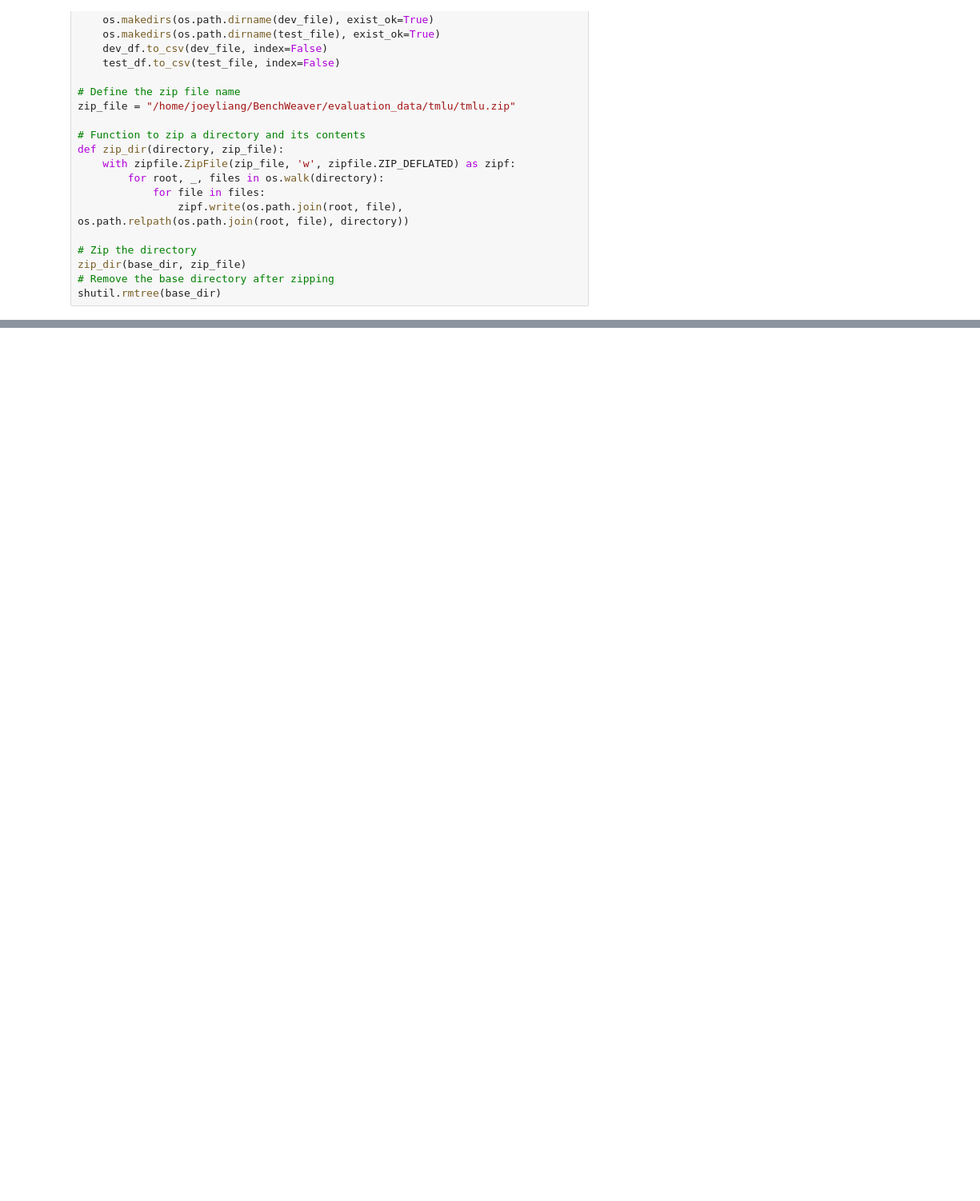
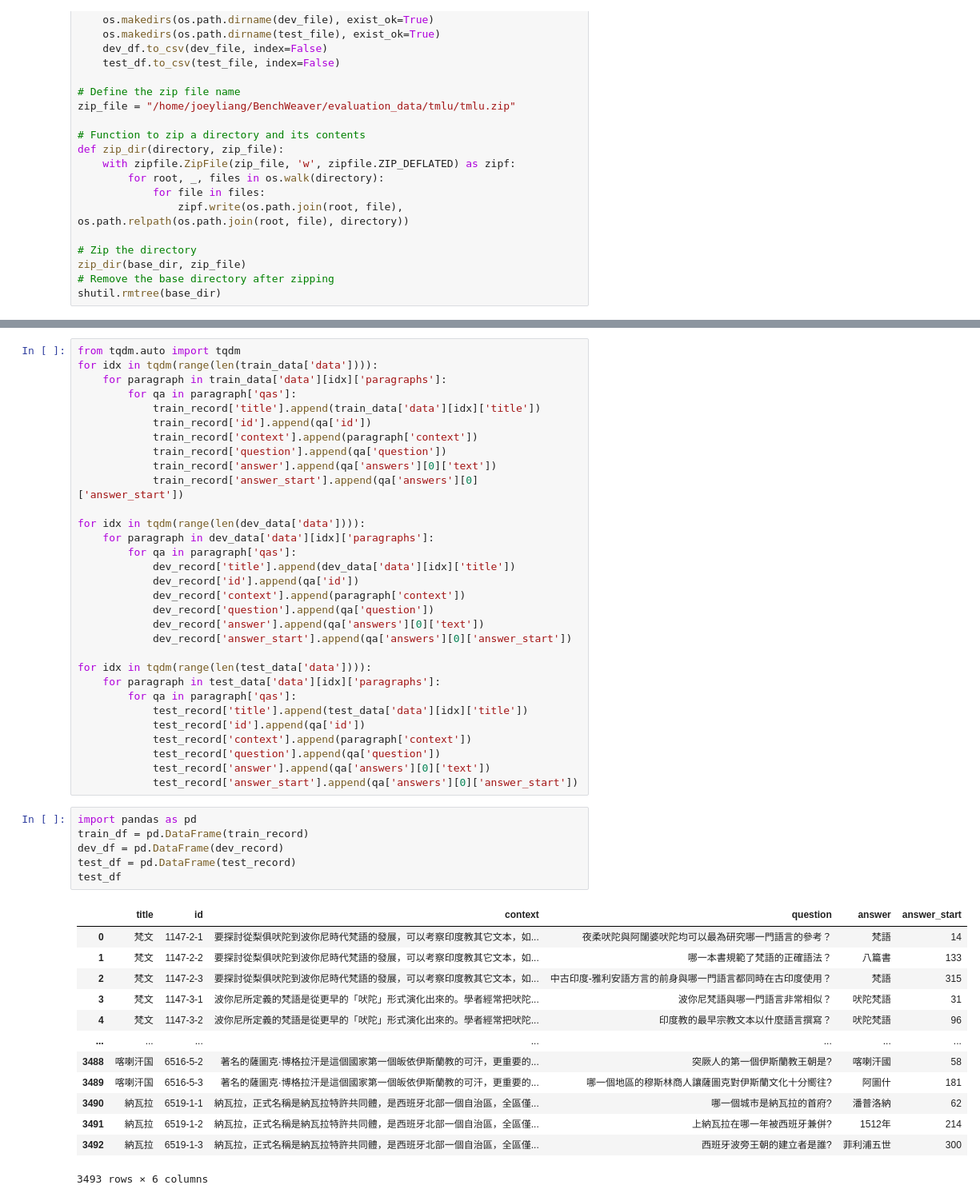
Before and after one commit to joeyliang1024/BenchWeaver, a Jupyter notebook: scripts/add_benchmark.ipynb, the cells around one changed output, grey strips where cells are left out. Shown: that part at 80% size. Drawn from its saved outputs; the diff is of its cells as text; blank space fills up the shorter version.

```diff
--- a/scripts/add_benchmark.ipynb
+++ b/scripts/add_benchmark.ipynb
@@ -721,0 +760,51 @@ shutil.rmtree(base_dir)
+# %%
+from tqdm.auto import tqdm
+for idx in tqdm(range(len(train_data['data']))):
+    for paragraph in train_data['data'][idx]['paragraphs']:
+        for qa in paragraph['qas']:
+            train_record['title'].append(train_data['data'][idx]['title'])
+            train_record['id'].append(qa['id'])
+            train_record['context'].append(paragraph['context'])
+            train_record['question'].append(qa['question'])
+            train_record['answer'].append(qa['answers'][0]['text'])
+            train_record['answer_start'].append(qa['answers'][0]['answer_start'])
+
+for idx in tqdm(range(len(dev_data['data']))):
+    for paragraph in dev_data['data'][idx]['paragraphs']:
+        for qa in paragraph['qas']:
+            dev_record['title'].append(dev_data['data'][idx]['title'])
+            dev_record['id'].append(qa['id'])
+            dev_record['context'].append(paragraph['context'])
+            dev_record['question'].append(qa['question'])
+            dev_record['answer'].append(qa['answers'][0]['text'])
+            dev_record['answer_start'].append(qa['answers'][0]['answer_start'])
+
+for idx in tqdm(range(len(test_data['data']))):
+    for paragraph in test_data['data'][idx]['paragraphs']:
+        for qa in paragraph['qas']:
+            test_record['title'].append(test_data['data'][idx]['title'])
+            test_record['id'].append(qa['id'])
+            test_record['context'].append(paragraph['context'])
+            test_record['question'].append(qa['question'])
+            test_record['answer'].append(qa['answers'][0]['text'])
+            test_record['answer_start'].append(qa['answers'][0]['answer_start'])
+# %%
+import pandas as pd
+train_df = pd.DataFrame(train_record)
+dev_df = pd.DataFrame(dev_record)
+test_df = pd.DataFrame(test_record)
+test_df
+# %% [output]
+|  | title | id | context | question | answer | answer_start |
+| 0 | 梵文 | 1147-2-1 | 要探討從梨俱吠陀到波你尼時代梵語的發展，可以考察印度教其它文本，如... | 夜柔吠陀與阿闥婆吠陀均可以最為研究哪一門語言的參考？ | 梵語 | 14 |
+| 1 | 梵文 | 1147-2-2 | 要探討從梨俱吠陀到波你尼時代梵語的發展，可以考察印度教其它文本，如... | 哪一本書規範了梵語的正確語法？ | 八篇書 | 133 |
+| 2 | 梵文 | 1147-2-3 | 要探討從梨俱吠陀到波你尼時代梵語的發展，可以考察印度教其它文本，如... | 中古印度-雅利安語方言的前身與哪一門語言都同時在古印度使用？ | 梵語 | 315 |
+| 3 | 梵文 | 1147-3-1 | 波你尼所定義的梵語是從更早的「吠陀」形式演化出來的。學者經常把吠陀... | 波你尼梵語與哪一門語言非常相似？ | 吠陀梵語 | 31 |
+| 4 | 梵文 | 1147-3-2 | 波你尼所定義的梵語是從更早的「吠陀」形式演化出來的。學者經常把吠陀... | 印度教的最早宗教文本以什麼語言撰寫？ | 吠陀梵語 | 96 |
+| ... | ... | ... | ... | ... | ... | ... |
+| 3488 | 喀喇汗国 | 6516-5-2 | 著名的薩圖克·博格拉汗是這個國家第一個皈依伊斯蘭教的可汗，更重要的... | 突厥人的第一個伊斯蘭教王朝是? | 喀喇汗國 | 58 |
+| 3489 | 喀喇汗国 | 6516-5-3 | 著名的薩圖克·博格拉汗是這個國家第一個皈依伊斯蘭教的可汗，更重要的... | 哪一個地區的穆斯林商人讓薩圖克對伊斯蘭文化十分嚮往? | 阿圖什 | 181 |
+| 3490 | 納瓦拉 | 6519-1-1 | 納瓦拉，正式名稱是納瓦拉特許共同體，是西班牙北部一個自治區，全區僅... | 哪一個城市是納瓦拉的首府? | 潘普洛納 | 62 |
+| 3491 | 納瓦拉 | 6519-1-2 | 納瓦拉，正式名稱是納瓦拉特許共同體，是西班牙北部一個自治區，全區僅... | 上納瓦拉在哪一年被西班牙兼併? | 1512年 | 214 |
+| 3492 | 納瓦拉 | 6519-1-3 | 納瓦拉，正式名稱是納瓦拉特許共同體，是西班牙北部一個自治區，全區僅... | 西班牙波旁王朝的建立者是誰? | 菲利浦五世 | 300 |
+3493 rows × 6 columns
```
Also changed, not shown: parts of 6 cells of this notebook, 15 other files.
